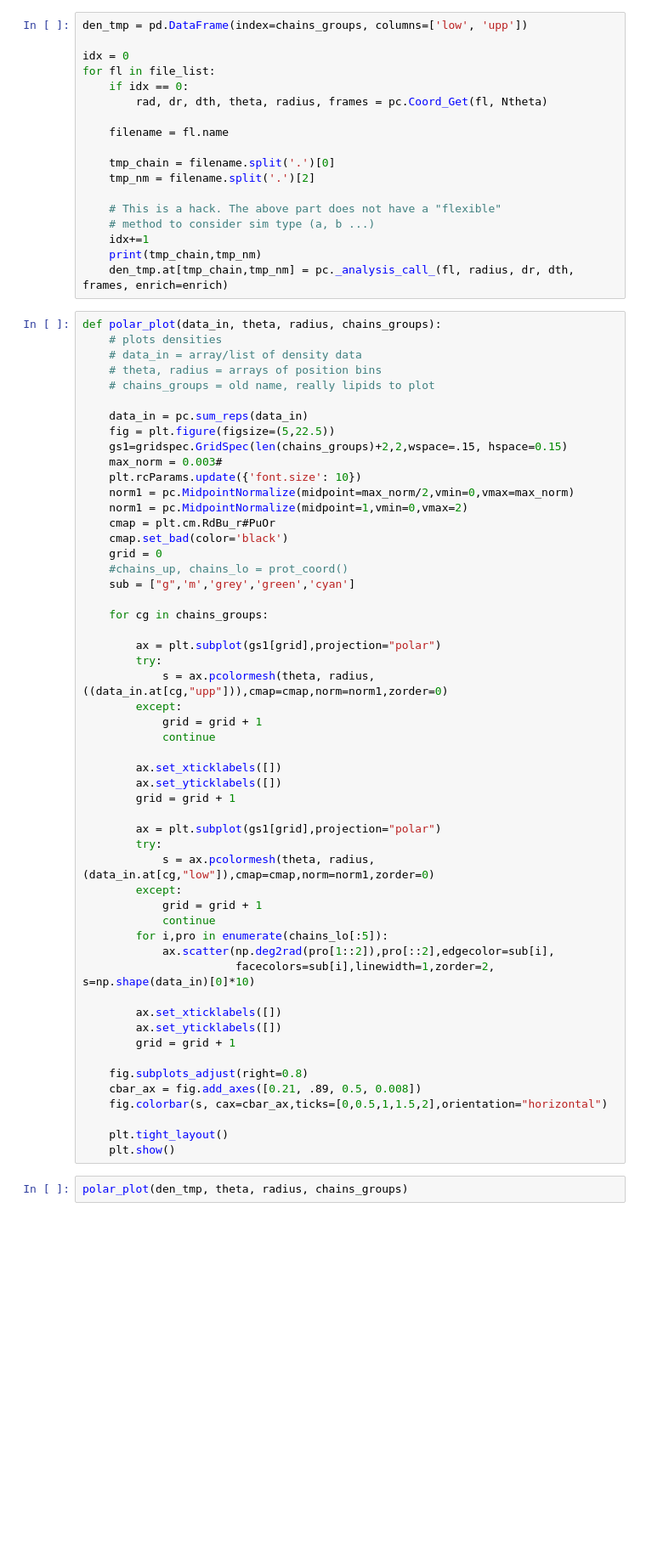
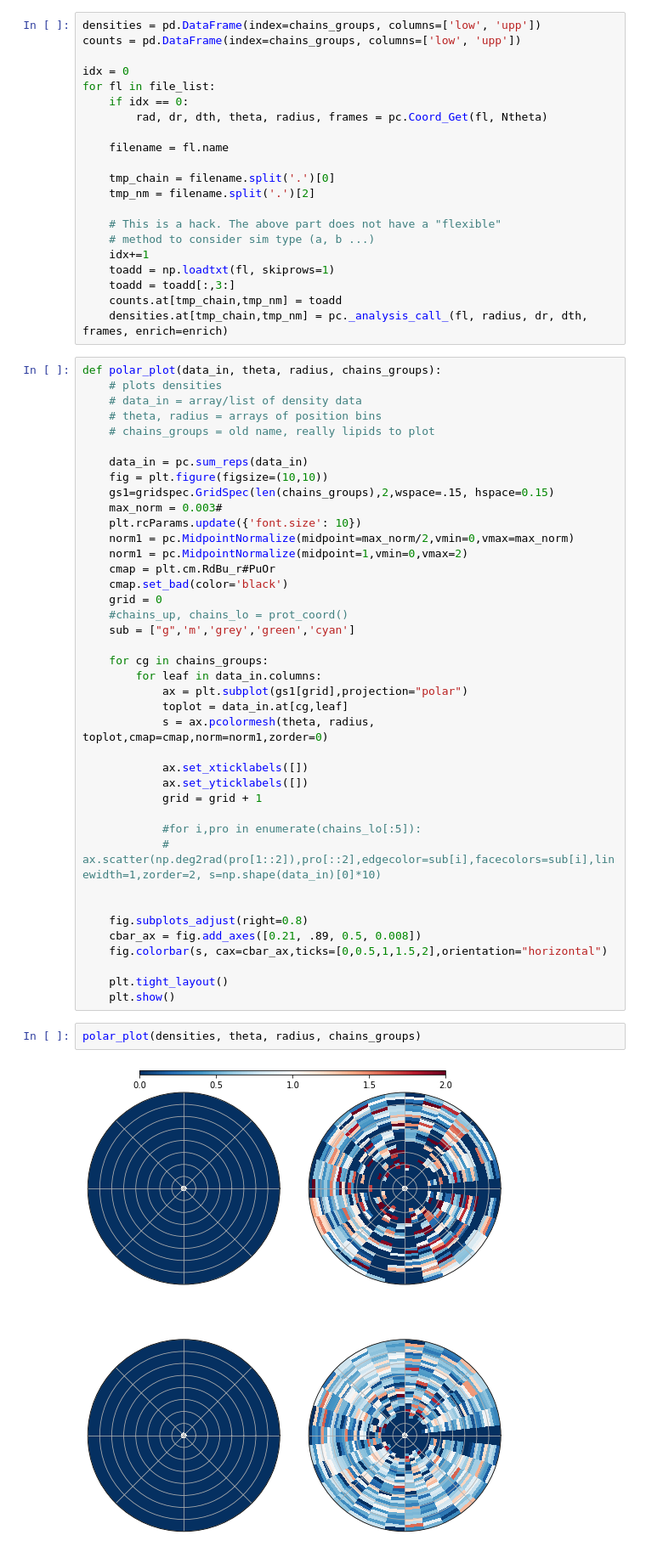
Before and after one commit to BranniganLab/densitymap, a Jupyter notebook: python/plotting_liam.ipynb, the cells around one changed output. Shown at 85% size. Saved outputs shown, nothing was run; the diff lists cells and outputs as text; blank space fills up the shorter version.

Commit message:
trying to get liam's original plotting functions to work for ELIC.

```diff
--- a/python/plotting_liam.ipynb
+++ b/python/plotting_liam.ipynb
@@ -82,5 +81,6 @@ file_list
 # %%
-den_tmp = pd.DataFrame(index=chains_groups, columns=['low', 'upp'])
+densities = pd.DataFrame(index=chains_groups, columns=['low', 'upp'])
+counts = pd.DataFrame(index=chains_groups, columns=['low', 'upp'])
 
 idx = 0
 for fl in file_list:
@@ -95,8 +95,10 @@ for fl in file_list:
     # This is a hack. The above part does not have a "flexible"
     # method to consider sim type (a, b ...)
     idx+=1
-    print(tmp_chain,tmp_nm)
-    den_tmp.at[tmp_chain,tmp_nm] = pc._analysis_call_(fl, radius, dr, dth, frames, enrich=enrich)
+    toadd = np.loadtxt(fl, skiprows=1)
+    toadd = toadd[:,3:]
+    counts.at[tmp_chain,tmp_nm] = toadd
+    densities.at[tmp_chain,tmp_nm] = pc._analysis_call_(fl, radius, dr, dth, frames, enrich=enrich)
 # %%
 def polar_plot(data_in, theta, radius, chains_groups):
 	# plots densities
@@ -105,8 +107,8 @@ def polar_plot(data_in, theta, radius, chains_groups):
 	# chains_groups = old name, really lipids to plot
 
     data_in = pc.sum_reps(data_in)
-    fig = plt.figure(figsize=(5,22.5))
-    gs1=gridspec.GridSpec(len(chains_groups)+2,2,wspace=.15, hspace=0.15)
+    fig = plt.figure(figsize=(10,10))
+    gs1=gridspec.GridSpec(len(chains_groups),2,wspace=.15, hspace=0.15)
     max_norm = 0.003#
     plt.rcParams.update({'font.size': 10})
     norm1 = pc.MidpointNormalize(midpoint=max_norm/2,vmin=0,vmax=max_norm)
@@ -118,31 +120,18 @@ def polar_plot(data_in, theta, radius, chains_groups):
     sub = ["g",'m','grey','green','cyan']
 
     for cg in chains_groups:
+        for leaf in data_in.columns:
+            ax = plt.subplot(gs1[grid],projection="polar")
+            toplot = data_in.at[cg,leaf]
+            s = ax.pcolormesh(theta, radius, toplot,cmap=cmap,norm=norm1,zorder=0)
 
-        ax = plt.subplot(gs1[grid],projection="polar")
-        try:
-            s = ax.pcolormesh(theta, radius, ((data_in.at[cg,"upp"])),cmap=cmap,norm=norm1,zorder=0)
-        except:
+            ax.set_xticklabels([])
+            ax.set_yticklabels([])
             grid = grid + 1
-            continue
 
-        ax.set_xticklabels([])
-        ax.set_yticklabels([])
-        grid = grid + 1
+            #for i,pro in enumerate(chains_lo[:5]):
+            #    ax.scatter(np.deg2rad(pro[1::2]),pro[::2],edgecolor=sub[i],facecolors=sub[i],linewidth=1,zorder=2, s=np.shape(data_in)[0]*10)
 
-        ax = plt.subplot(gs1[grid],projection="polar")
-        try:
-            s = ax.pcolormesh(theta, radius, (data_in.at[cg,"low"]),cmap=cmap,norm=norm1,zorder=0)
-        except:
-            grid = grid + 1
-            continue
-        for i,pro in enumerate(chains_lo[:5]):
-            ax.scatter(np.deg2rad(pro[1::2]),pro[::2],edgecolor=sub[i],
-                       facecolors=sub[i],linewidth=1,zorder=2, s=np.shape(data_in)[0]*10)
-
-        ax.set_xticklabels([])
-        ax.set_yticklabels([])
-        grid = grid + 1
 
     fig.subplots_adjust(right=0.8)
     cbar_ax = fig.add_axes([0.21, .89, 0.5, 0.008])
@@ -151,4 +140,6 @@ def polar_plot(data_in, theta, radius, chains_groups):
     plt.tight_layout()
     plt.show()
 # %%
-polar_plot(den_tmp, theta, radius, chains_groups)
+polar_plot(densities, theta, radius, chains_groups)
+# %% [output]
+[figure, added]
```
Also changed, not shown: parts of 2 cells of this notebook.
